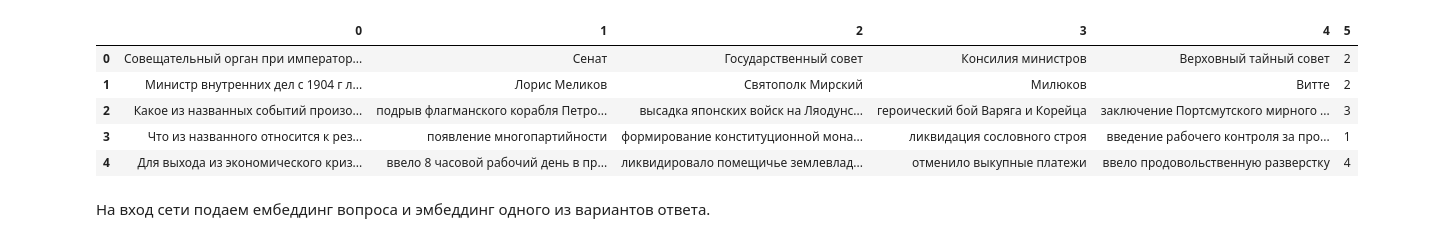
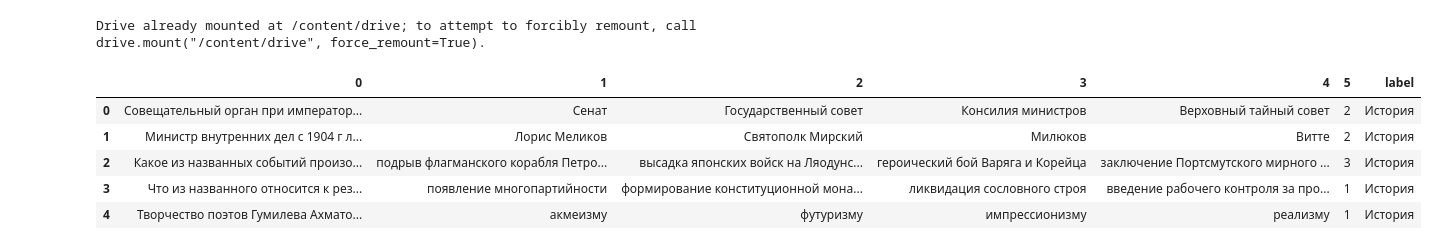
Before and after one commit to apugachev/Diploma-2019, a Jupyter notebook: Siamese Net/Approach Siamese.ipynb, the cells around one changed output. Cells and saved outputs as stored; diff of their text form; code cells hidden in the pictures.

```diff
--- a/Siamese Net/Approach Siamese.ipynb
+++ b/Siamese Net/Approach Siamese.ipynb
@@ -1,20 +1,25 @@
+# %%
+from google.colab import drive
+drive.mount('/content/drive')
+# %% [output]
+Drive already mounted at /content/drive; to attempt to forcibly remount, call drive.mount("/content/drive", force_remount=True).
 # %%
 import pandas as pd
 import numpy as np
 %matplotlib inline
 from IPython.display import clear_output
 import matplotlib.pyplot as plt
 from progressbar import progressbar as pb
 
-data = pd.read_csv('all_data_fixed3.csv', index_col=False)
+data = pd.read_csv('/content/drive/My Drive/Embeddings/big_data_labels.csv', index_col=False)
 data.head()
 # %% [output]
-|  | 0 | 1 | 2 | 3 | 4 | 5 |
-| 0 | Совещательный орган при император... | Сенат | Государственный совет | Консилия министров | Верховный тайный совет | 2 |
-| 1 | Министр внутренних дел с 1904 г л... | Лорис Меликов | Святополк Мирский | Милюков | Витте | 2 |
-| 2 | Какое из названных событий произо... | подрыв флагманского корабля Петро... | высадка японских войск на Ляодунс... | героический бой Варяга и Корейца | заключение Портсмутского мирного ... | 3 |
-| 3 | Что из названного относится к рез... | появление многопартийности | формирование конституционной мона... | ликвидация сословного строя | введение рабочего контроля за про... | 1 |
-| 4 | Для выхода из экономического криз... | ввело 8 часовой рабочий день в пр... | ликвидировало помещичье землевлад... | отменило выкупные платежи | ввело продовольственную разверстку | 4 |
+|  | 0 | 1 | 2 | 3 | 4 | 5 | label |
+| 0 | Совещательный орган при император... | Сенат | Государственный совет | Консилия министров | Верховный тайный совет | 2 | История |
+| 1 | Министр внутренних дел с 1904 г л... | Лорис Меликов | Святополк Мирский | Милюков | Витте | 2 | История |
+| 2 | Какое из названных событий произо... | подрыв флагманского корабля Петро... | высадка японских войск на Ляодунс... | героический бой Варяга и Корейца | заключение Портсмутского мирного ... | 3 | История |
+| 3 | Что из названного относится к рез... | появление многопартийности | формирование конституционной мона... | ликвидация сословного строя | введение рабочего контроля за про... | 1 | История |
+| 4 | Творчество поэтов Гумилева Ахмато... | акмеизму | футуризму | импрессионизму | реализму | 1 | История |
 # %%
 import pickle
 
@@ -155,5 +119,3 @@ def get_accuracy(preds, targets):
-# %% [markdown]
-На вход сети подаем ембеддинг вопроса и эмбеддинг одного из вариантов ответа.
 # %%
 import torch
 import torch.nn as nn
```
Also changed, not shown: parts of 96 cells of this notebook, 19 other files.
